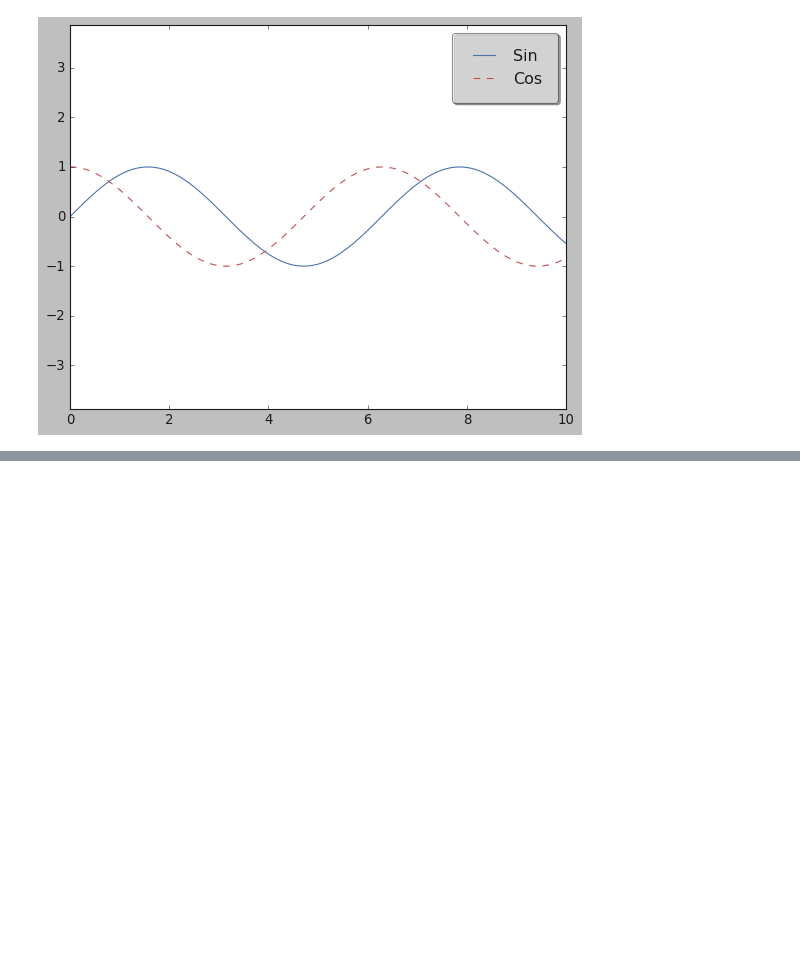
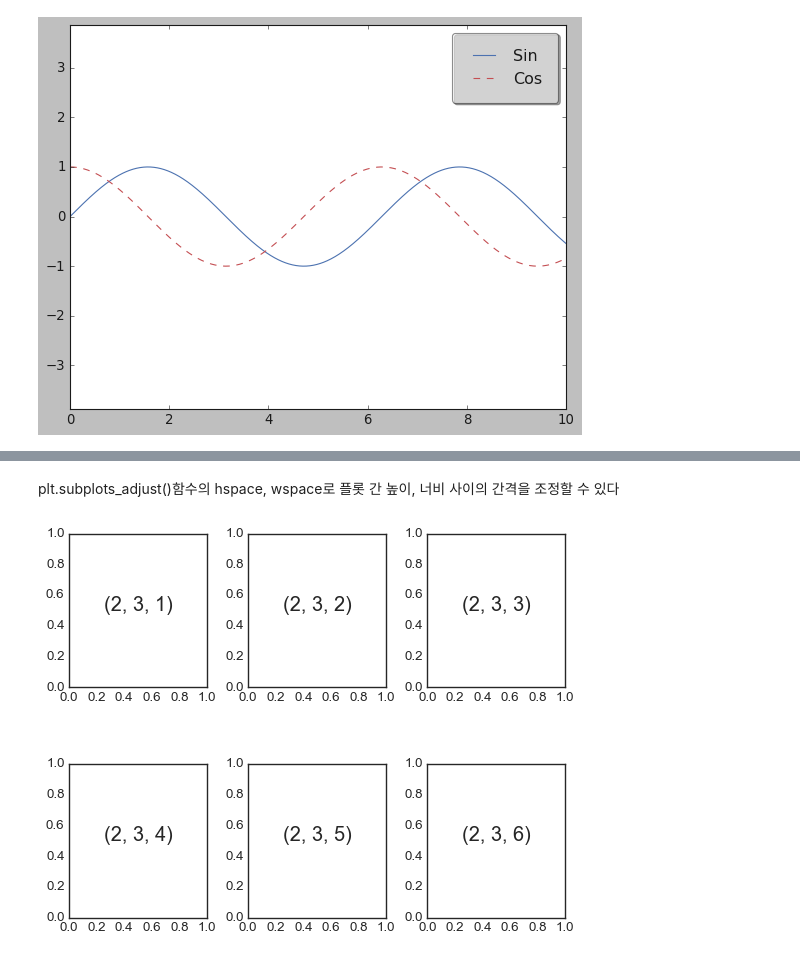
Before and after one commit to jrj8819/python-programming-class, a Jupyter notebook: ML_lesson8.ipynb, the cells around one changed output, grey strips where cells are left out. Saved outputs shown, nothing was run; the diff lists cells and outputs as text; code cells hidden in the pictures; blank space fills up the shorter version.

```diff
--- a/ML_lesson8.ipynb
+++ b/ML_lesson8.ipynb
@@ -760,0 +864,9 @@ fig
+# %% [markdown]
+plt.subplots_adjust()함수의 hspace, wspace로 플롯 간 높이, 너비 사이의 간격을 조정할 수 있다
+# %%
+plt.subplots_adjust(hspace=0.5, wspace=0.3)
+for i in range(1,7):
+    plt.subplot(2,3,i)
+    plt.text(0.5, 0.5, str((2,3,i)),fontsize=18, ha='center')
+# %% [output]
+[figure, added]
```
Also changed, not shown: parts of 49 cells of this notebook.
